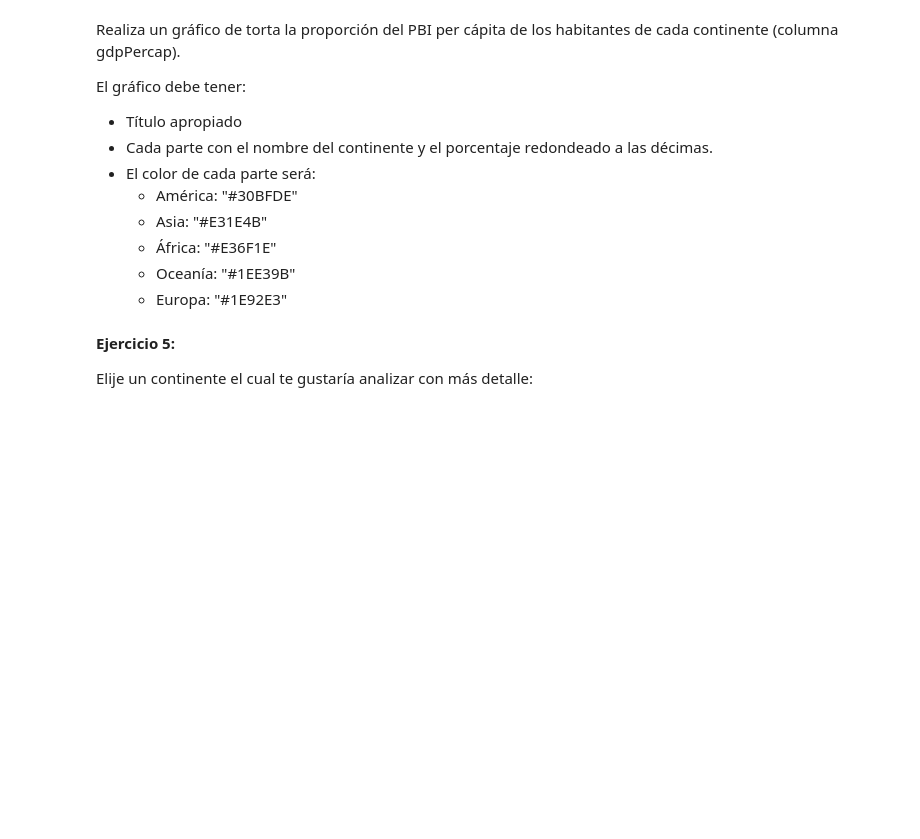
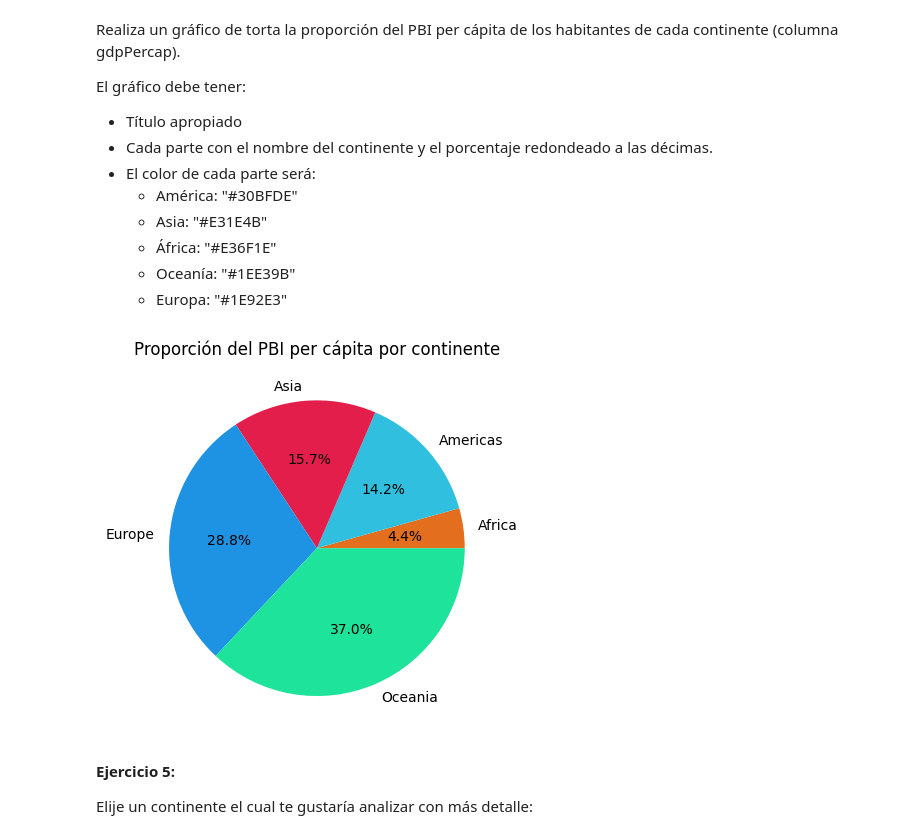
Before and after one commit to PabloDiosquez/Algoritmos_Y_Programacion_UBA, a Jupyter notebook: Ejercicios_matplotlib.ipynb, the cells around one changed output. Cells and saved outputs as stored; diff of their text form; code cells hidden in the pictures; blank space fills up the shorter version.

```diff
--- a/Ejercicios_matplotlib.ipynb
+++ b/Ejercicios_matplotlib.ipynb
@@ -231,5 +241,5 @@ plt.show()
 A continuación vamos a agrupar PBI per capita por continente.
 # %%
 data_continent = data[['continent', 'gdpPercap']]
-data_continent = data_continent.groupby(['continent']).agg('sum')
+data_continent = data_continent.groupby(['continent']).agg('mean')
 data_continent
@@ -256,3 +266,23 @@ plt.show()
+# %%
+# Extraer los nombres de los continentes
+nombres_continentes = data_continent.index
+
+# Definir colores personalizados para los continentes
+colores_continentes = ['#E36F1E', '#30BFDE', '#E31E4B', '#1E92E3', '#1EE39B']
+
+# Crear una figura y un eje para el gráfico de torta
+fig, ax = plt.subplots()
+
+# Configurar el título del gráfico
+ax.set_title('Proporción del PBI per cápita por continente')
+
+# Generar el gráfico de torta con los valores de PBI per cápita y etiquetas de continentes
+ax.pie(data_continent['gdpPercap'], labels=nombres_continentes, autopct='%1.1f%%', colors=colores_continentes)
+
+# Mostrar el gráfico
+plt.show()
+# %% [output]
+[figure, added]
 # %% [markdown]
 **Ejercicio 5:**
 
```
Also changed, not shown: parts of 13 cells of this notebook.
